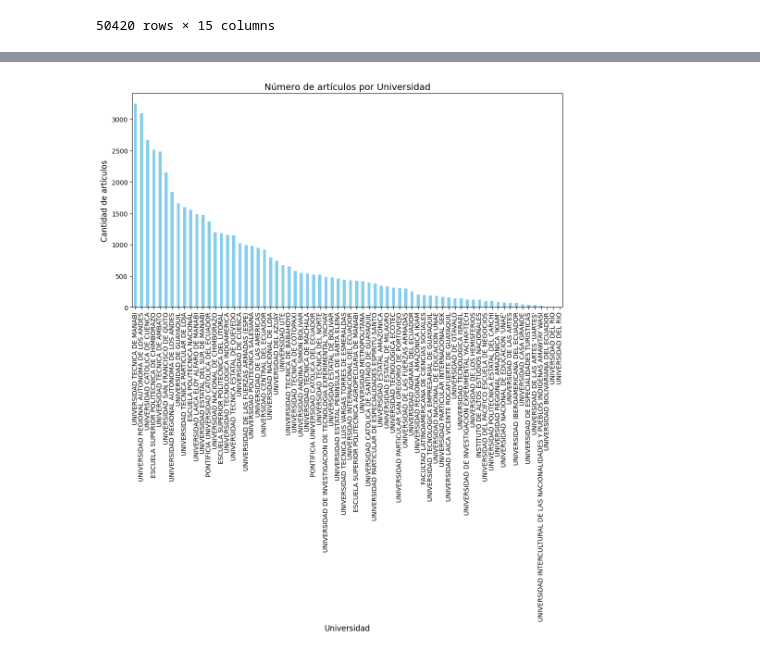
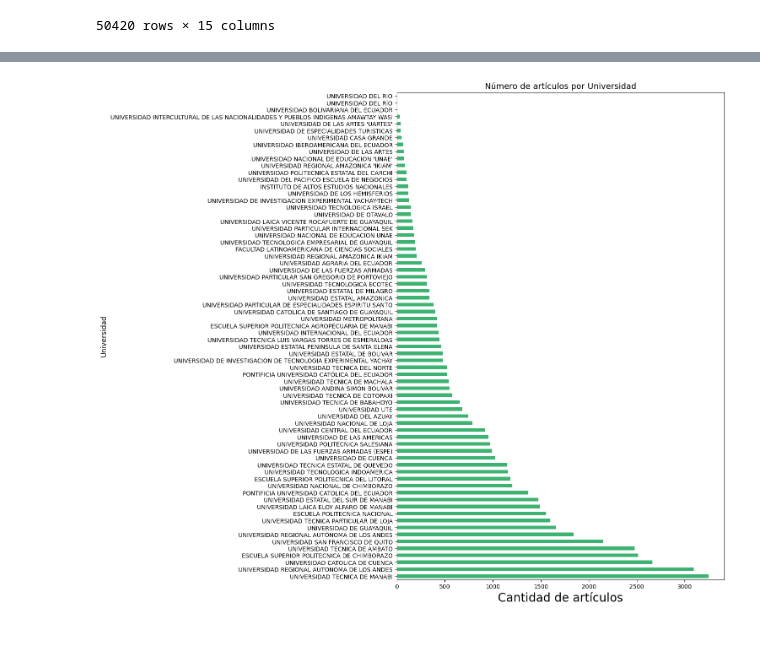
Before and after one commit to JordyCorrales/utpl-herramientas-ia-trabajo-final, a Jupyter notebook: grafico1.ipynb, the cells around one changed output, grey strips where cells are left out. Cells and saved outputs as stored; diff of their text form; code cells hidden in the pictures.

```diff
--- a/grafico1.ipynb
+++ b/grafico1.ipynb
@@ -78,19 +78,19 @@ Requirement already satisfied: six>=1.5 in c:\users\corra\miniconda3\envs\python
 # %%
 import matplotlib.pyplot as plt
 
 #Contar artículos por universidad
 articulos_por_universidad = datos['NOMBRE UNIVERSIDAD'].value_counts().sort_values(ascending=False)
 
 #Crear gráfico de barras
 plt.figure(figsize=(12, 6))  # Ajusta el tamaño del gráfico
-articulos_por_universidad.plot(kind='bar', color='skyblue')
+articulos_por_universidad.plot(kind='barh', figsize=(10, 15), color='mediumseagreen')
 
 #Agregar títulos y etiquetas
 plt.title("Número de artículos por Universidad", fontsize=14)
-plt.xlabel("Universidad", fontsize=12)
-plt.ylabel("Cantidad de artículos", fontsize=12)
+plt.xlabel("Cantidad de artículos", fontsize=20)
+plt.ylabel("Universidad", fontsize=12)
 
 #Mostrar el gráfico
 plt.show()
 # %% [output]
-[figure, old version]
+[figure, new version]
```
